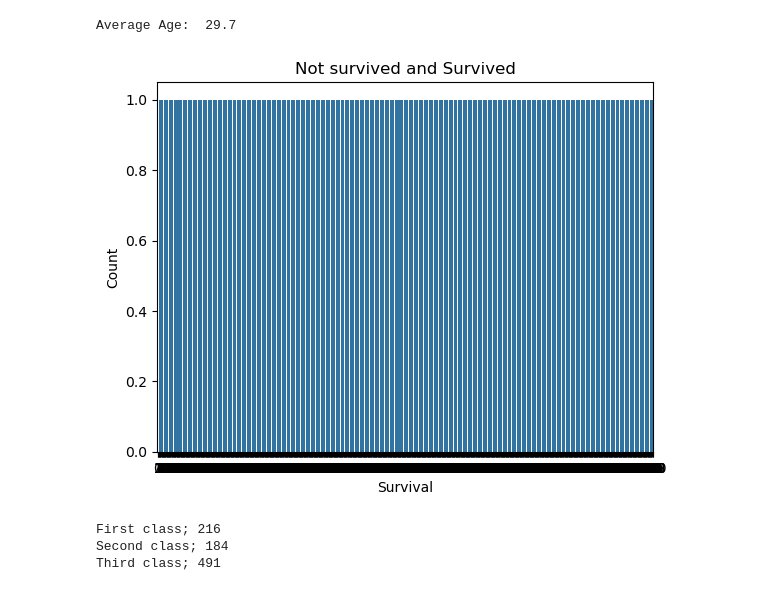
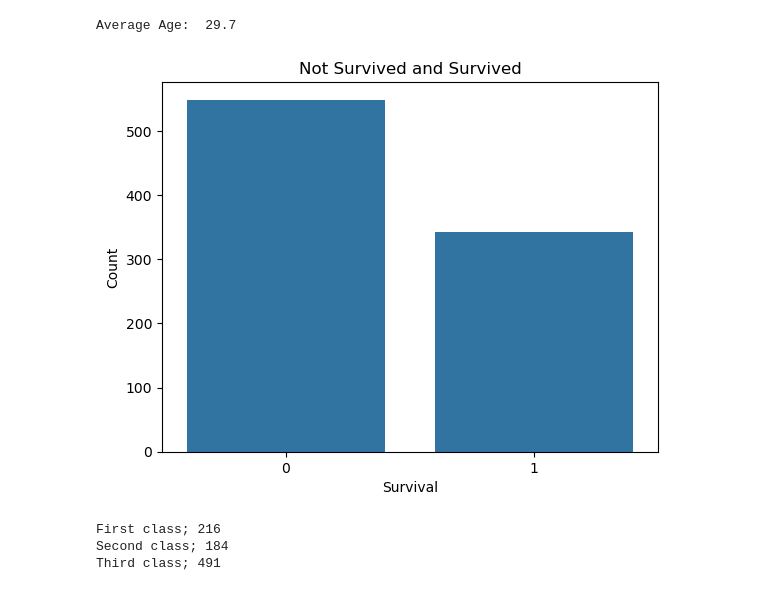
Before and after one commit to Thefukard/Exploratry-Data-Analysis-On-A-Public-Dataset, a Jupyter notebook: demo-checkpoint.ipynb, the cells around one changed output. Saved outputs shown, nothing was run; the diff lists cells and outputs as text; code cells hidden in the pictures.

```diff
--- a/demo-checkpoint.ipynb
+++ b/demo-checkpoint.ipynb
@@ -70,13 +70,13 @@ print("Average Age: ",round(data['Age'].mean(),2))
 # %% [output]
 Average Age:  29.7
 # %%
-sns.countplot(data['Survived'])
-plt.title("Not survived and Survived")
+sns.countplot(x='Survived', data=data)
+plt.title("Not Survived and Survived")
 plt.xlabel("Survival")
 plt.ylabel("Count")
 plt.show()
 # %% [output]
-[figure, old version]
+[figure, new version]
 # %%
 first_class_count =(data['Pclass'] == 1).sum()
 print("First class;", first_class_count)
```
